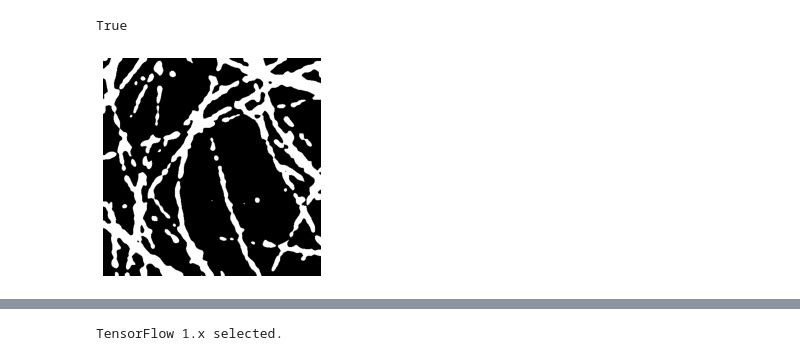
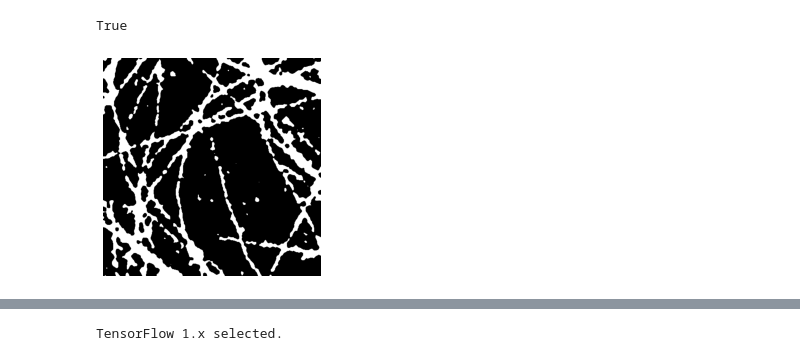
Before and after one commit to androbaza/smlm-seg, a Jupyter notebook: SMLM_image_preprocessing.ipynb, the cells around one changed output, grey strips where cells are left out. Drawn from its saved outputs; the diff is of its cells as text; code cells hidden in the pictures.

```diff
--- a/SMLM_image_preprocessing.ipynb
+++ b/SMLM_image_preprocessing.ipynb
@@ -7,17 +27,16 @@ import matplotlib.pyplot as plt
 # %%
-def create_mask(img, mask_value=1):
-    return img < 0
-
 # TODO: Otsu's Binarization
 
-img = cv2.imread('/content/12.png', 0)
-blur = cv2.GaussianBlur(img,(27,27),0)
+
+# img = cv2.imread('/content/12.png', 0)
+img = opened
+blur = cv2.GaussianBlur(img,(11,11),0)
 ret, fig = cv2.threshold(blur,0,255,cv2.THRESH_BINARY+cv2.THRESH_OTSU)
 plt.axis('off')
 plt.imshow(fig, cmap='gray')
 # plt.savefig("1mask.png", bbox_inches='tight')
-cv2.imwrite("11_mask_gau7_otsu.png", fig)
+cv2.imwrite("tub-11x11-closing-disk4.png", fig)
 # plt.show()
 # %% [output]
 True
-[figure, old version]
+[figure, new version]
```
Also changed, not shown: parts of 25 cells of this notebook.
